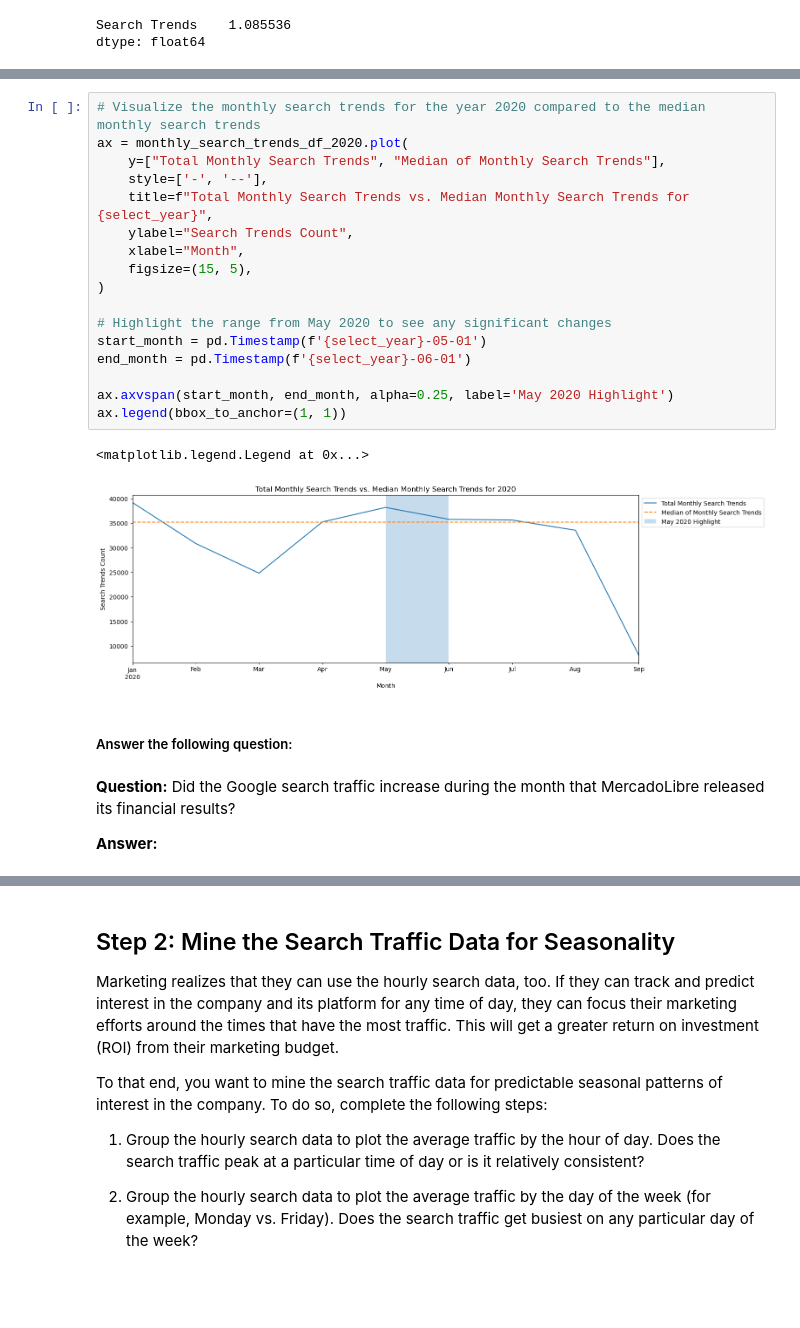
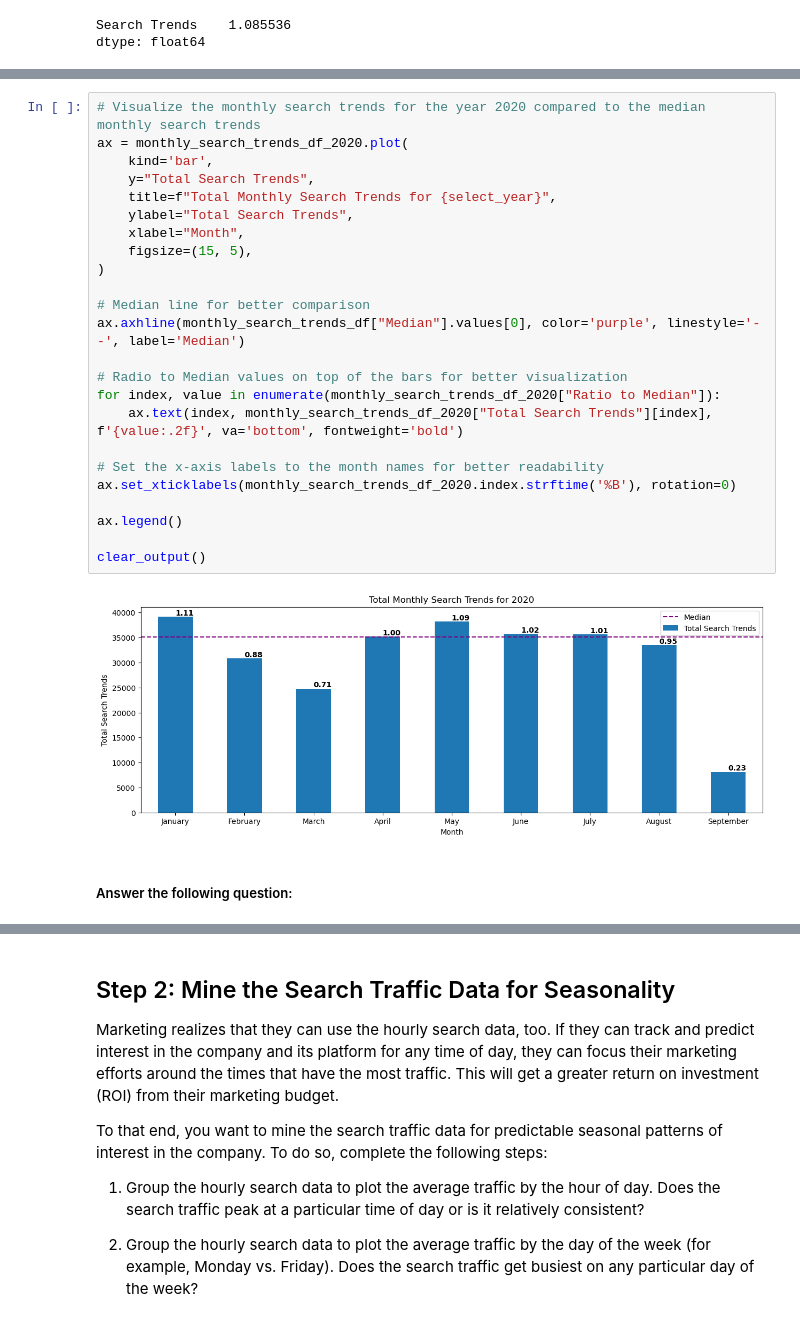
Before and after one commit to rune-encoder/prophet-challenge, a Jupyter notebook: forecasting_net_prophet.ipynb, the cells around one changed output, grey strips where cells are left out. Drawn from its saved outputs; the diff is of its cells as text; blank space fills up the shorter version.

Commit message:
Answered some of the questions

```diff
--- a/forecasting_net_prophet.ipynb
+++ b/forecasting_net_prophet.ipynb
@@ -199,29 +199,31 @@ monthly_search_trends_df_2020
 | 2020-07-31 | 35620 | 35172.5 | 1.012723 |
 | 2020-08-31 | 33530 | 35172.5 | 0.953302 |
 | 2020-09-30 | 8126 | 35172.5 | 0.231033 |
-# %%
-# Visualize the monthly search trends for the year 2020 compared to the median monthly search trends
-ax = monthly_search_trends_df_2020.plot(
-    y=["Total Monthly Search Trends", "Median of Monthly Search Trends"],
-    style=['-', '--'],
-    title=f"Total Monthly Search Trends vs. Median Monthly Search Trends for {select_year}",
-    ylabel="Search Trends Count",
-    xlabel="Month",
-    figsize=(15, 5),
-)
-
-# Highlight the range from May 2020 to see any significant changes
-start_month = pd.Timestamp(f'{select_year}-05-01')
-end_month = pd.Timestamp(f'{select_year}-06-01')
-
-ax.axvspan(start_month, end_month, alpha=0.25, label='May 2020 Highlight')
-ax.legend(bbox_to_anchor=(1, 1))
-# %% [output]
-<matplotlib.legend.Legend at 0x...>
-[figure, removed]
+# %%
+# Visualize the monthly search trends for the year 2020 compared to the median monthly search trends
+ax = monthly_search_trends_df_2020.plot(
+    kind='bar',
+    y="Total Search Trends",
+    title=f"Total Monthly Search Trends for {select_year}",
+    ylabel="Total Search Trends",
+    xlabel="Month",
+    figsize=(15, 5),
+)
+
+# Median line for better comparison
+ax.axhline(monthly_search_trends_df["Median"].values[0], color='purple', linestyle='--', label='Median')
+
+# Radio to Median values on top of the bars for better visualization
+for index, value in enumerate(monthly_search_trends_df_2020["Ratio to Median"]):
+    ax.text(index, monthly_search_trends_df_2020["Total Search Trends"][index], f'{value:.2f}', va='bottom', fontweight='bold')
+
+# Set the x-axis labels to the month names for better readability
+ax.set_xticklabels(monthly_search_trends_df_2020.index.strftime('%B'), rotation=0)
+
+ax.legend()
+
+clear_output()
+# %% [output]
+[figure, added]
 # %% [markdown]
 ##### Answer the following question:
-# %% [markdown]
-**Question:** Did the Google search traffic increase during the month that MercadoLibre released its financial results?
-
-**Answer:**
```
Also changed, not shown: parts of 11 cells of this notebook.
